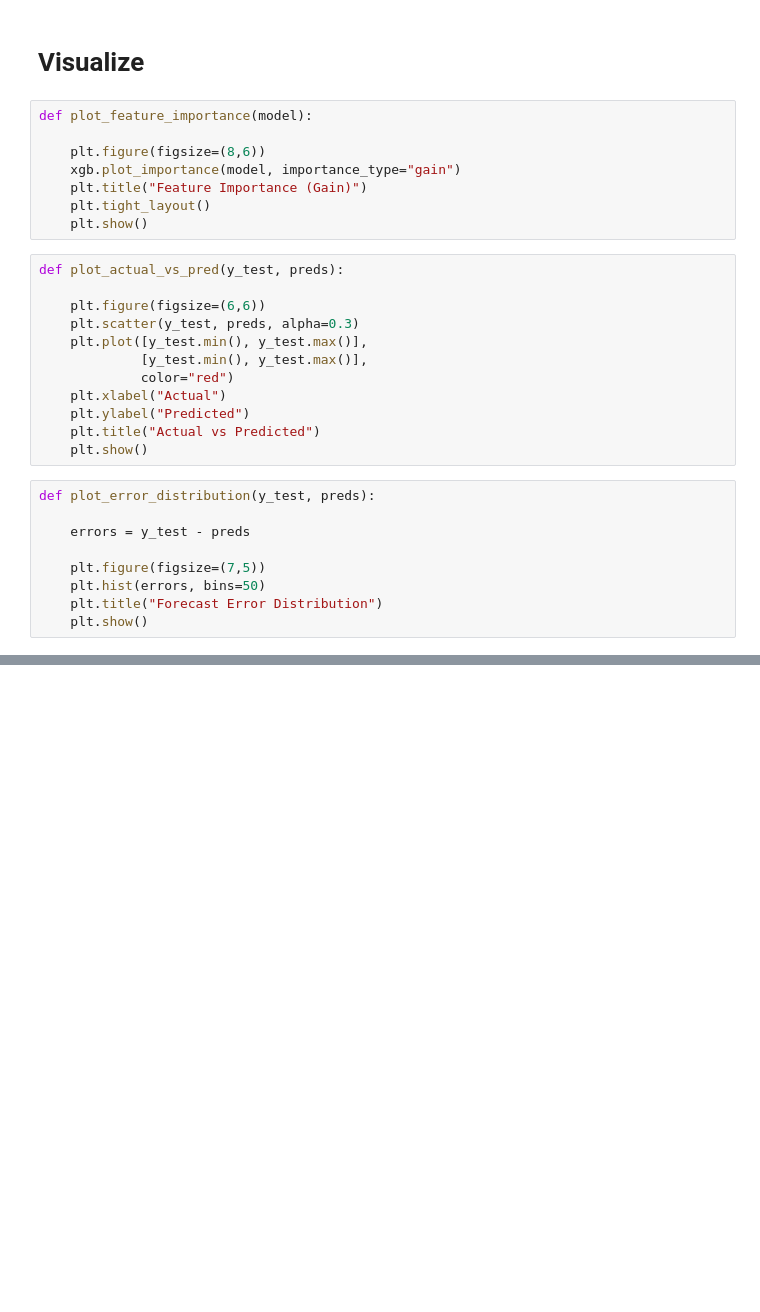
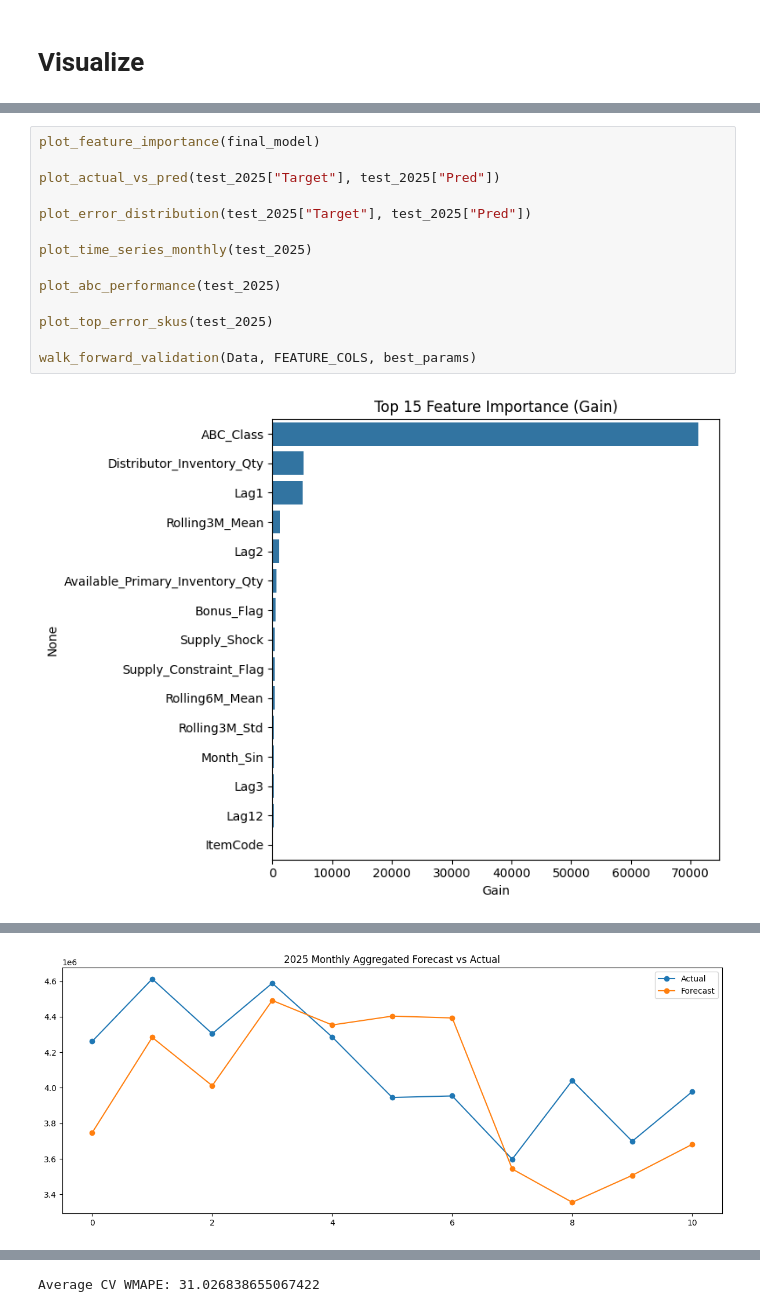
Before and after one commit to dhanu902/Agentic-AI-for-Pharma-Stockout-Problem, a Jupyter notebook: notebooks/Forecast_Model/XGBoost_Model.ipynb, the cells around one changed output, grey strips where cells are left out. Saved outputs shown, nothing was run; the diff lists cells and outputs as text; blank space fills up the shorter version.

Commit message:
Modify Model

```diff
--- a/notebooks/Forecast_Model/XGBoost_Model.ipynb
+++ b/notebooks/Forecast_Model/XGBoost_Model.ipynb
@@ -486,31 +583,2 @@ print("Final production model trained and saved.")
 # %% [markdown]
 # Visualize
-# %%
-def plot_feature_importance(model):
-
-    plt.figure(figsize=(8,6))
-    xgb.plot_importance(model, importance_type="gain")
-    plt.title("Feature Importance (Gain)")
-    plt.tight_layout()
-    plt.show()
-# %%
-def plot_actual_vs_pred(y_test, preds):
-
-    plt.figure(figsize=(6,6))
-    plt.scatter(y_test, preds, alpha=0.3)
-    plt.plot([y_test.min(), y_test.max()],
-             [y_test.min(), y_test.max()],
-             color="red")
-    plt.xlabel("Actual")
-    plt.ylabel("Predicted")
-    plt.title("Actual vs Predicted")
-    plt.show()
-# %%
-def plot_error_distribution(y_test, preds):
-
-    errors = y_test - preds
-
-    plt.figure(figsize=(7,5))
-    plt.hist(errors, bins=50)
-    plt.title("Forecast Error Distribution")
-    plt.show()
@@ -562,0 +724,16 @@ def walk_forward_validation(data, feature_cols, params):
+# %%
+plot_feature_importance(final_model)
+
+plot_actual_vs_pred(test_2025["Target"], test_2025["Pred"])
+
+plot_error_distribution(test_2025["Target"], test_2025["Pred"])
+
+plot_time_series_monthly(test_2025)
+
+plot_abc_performance(test_2025)
+
+plot_top_error_skus(test_2025)
+
+walk_forward_validation(Data, FEATURE_COLS, best_params)
+# %% [output]
+[figure, added]
@@ -562,0 +742 @@ def walk_forward_validation(data, feature_cols, params):
+[figure, added]
@@ -562,0 +756 @@ def walk_forward_validation(data, feature_cols, params):
+Average CV WMAPE: 31.026838655067422
```
Also changed, not shown: parts of 60 cells of this notebook, 2 other files.
